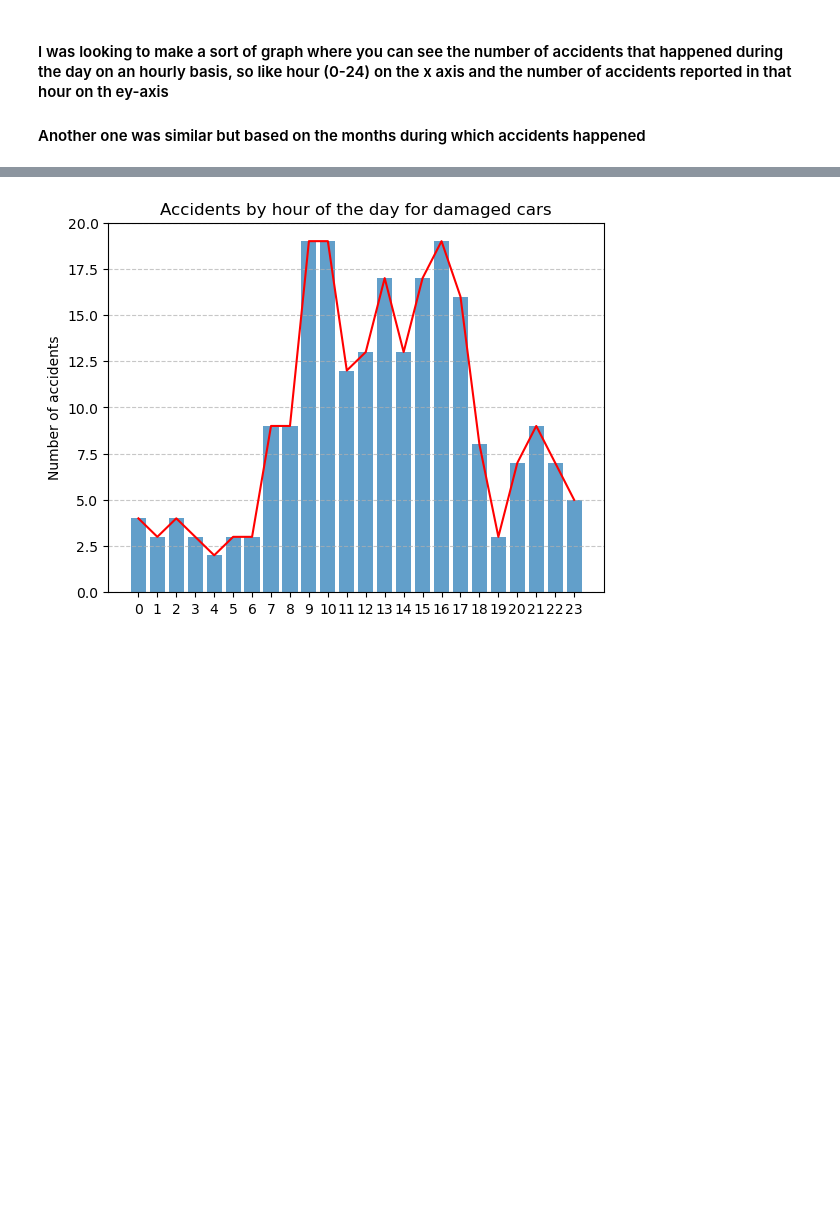
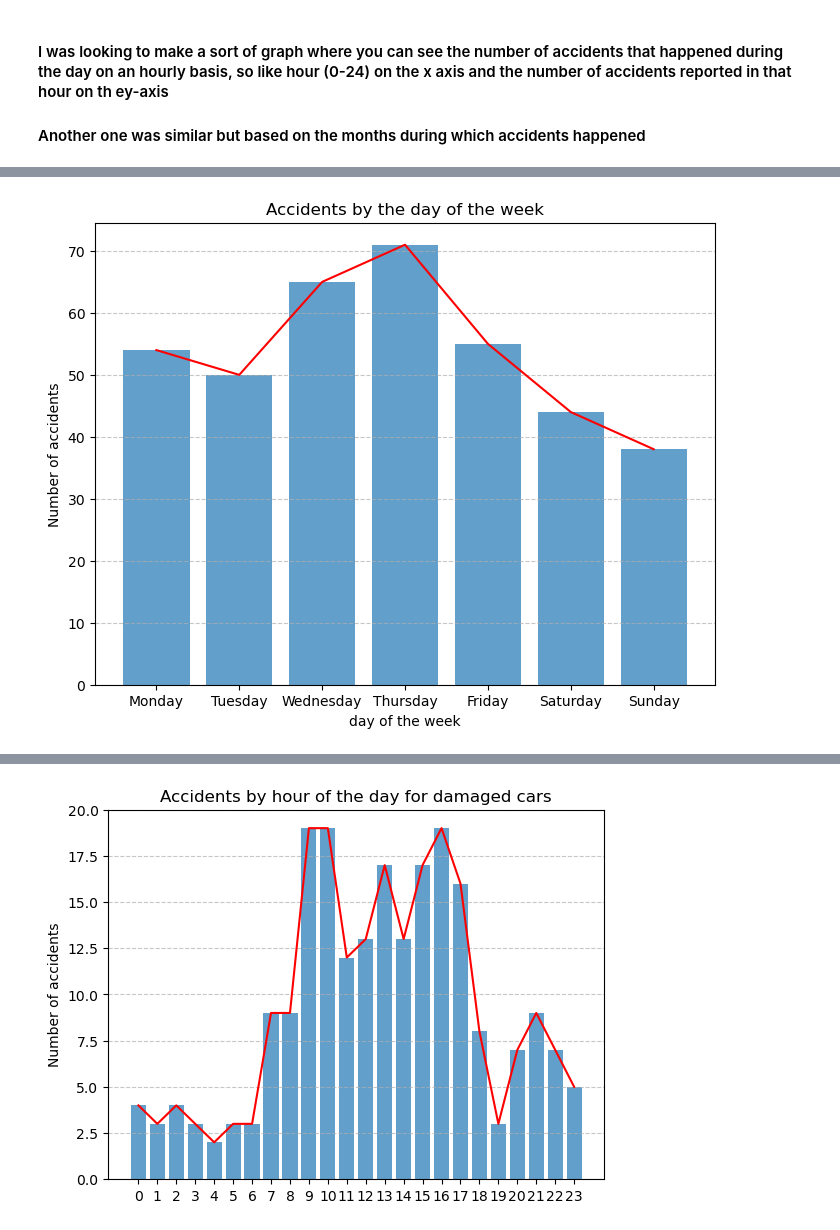
Before and after one commit to rohan527/accident-analysis, a Jupyter notebook: graphs.ipynb, the cells around one changed output, grey strips where cells are left out. Cells and saved outputs as stored; diff of their text form; code cells hidden in the pictures; blank space fills up the shorter version.

```diff
--- a/graphs.ipynb
+++ b/graphs.ipynb
@@ -68,3 +81,25 @@ plt.show()
+# %%
+data['day_of_accident'] = data['Date'].apply(convert_time_to_week)
+filtered_data = data[data['day_of_accident'] != -1]
+day_counts = filtered_data['day_of_accident'].value_counts().sort_index()
+days = day_counts.index.map(day)
+count = day_counts.values
+
+plt.figure(figsize=(8, 6))
+
+plt.plot(days, count, color = 'red')
+plt.xlabel('day of the week')
+plt.ylabel('Number of accidents')
+plt.xticks(days)
+plt.title('Accidents by the day of the week')
+
+plt.bar(days, count, align='center', alpha=0.7)
+plt.grid(axis='y', linestyle='--', alpha=0.7)
+
+
+plt.show()
+# %% [output]
+[figure, added]
 # %%
 # do the same two graphs before but we use data if the vehicle damage if
 # it is major/moderate or minor/none
```
Also changed, not shown: parts of 7 cells of this notebook.
